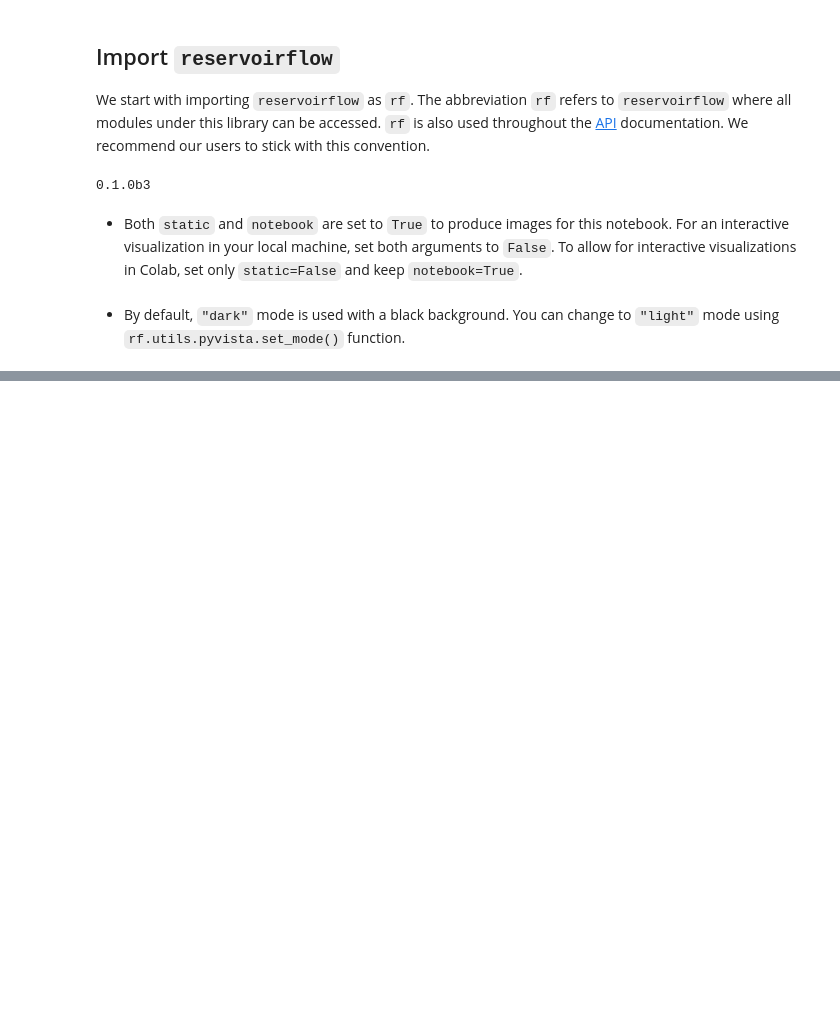
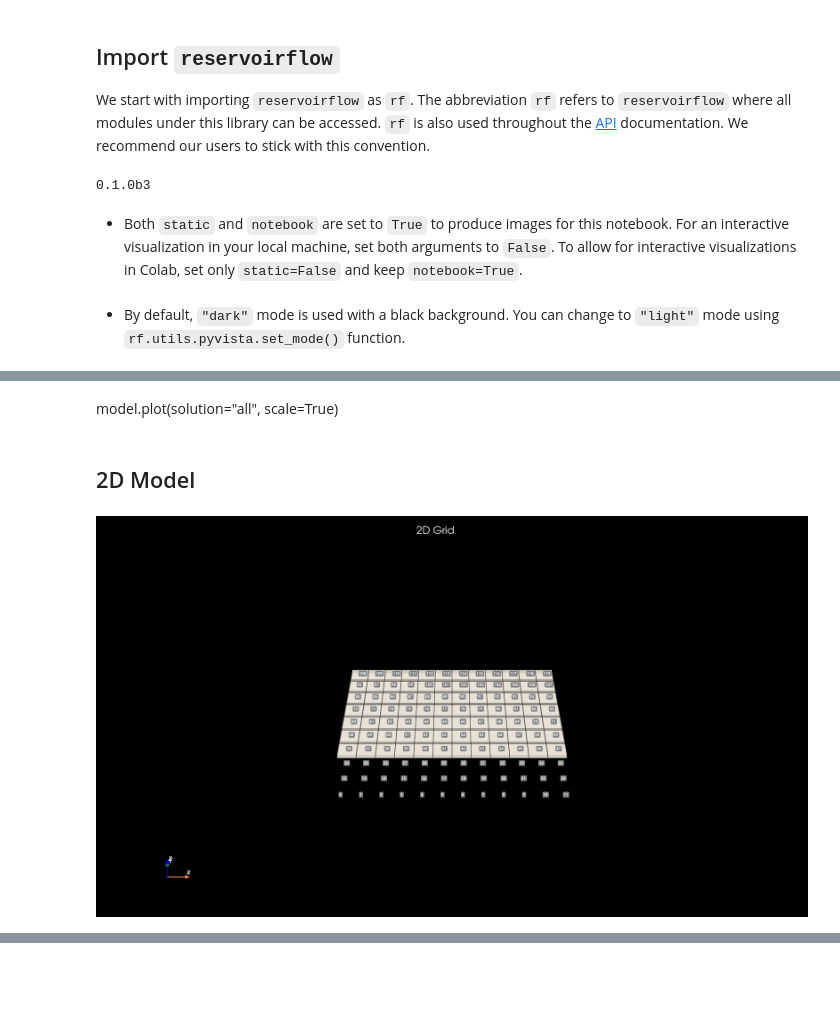
Before and after one commit to hiesabx/reservoirflow, a Jupyter notebook: docs/source/user_guide/tutorials/tutorial_numerical_vs_neurical_single_phase_problem.ipynb, the cells around one changed output, grey strips where cells are left out. Saved outputs shown, nothing was run; the diff lists cells and outputs as text; code cells hidden in the pictures; blank space fills up the shorter version.

```diff
--- a/docs/source/user_guide/tutorials/tutorial_numerical_vs_neurical_single_phase_problem.ipynb
+++ b/docs/source/user_guide/tutorials/tutorial_numerical_vs_neurical_single_phase_problem.ipynb
@@ -325,0 +159,4 @@ To save a gif movie of the simulation run, set `static=False` or just remove the
+# %% [markdown]
+model.plot(solution="all", scale=True)
+# %% [markdown]
+## 2D Model
@@ -325,0 +204,15 @@ To save a gif movie of the simulation run, set `static=False` or just remove the
+# %%
+static = notebook = True
+boundary = True
+grid.show(
+    title="2D Grid",
+    label="id",
+    boundary=boundary,
+    static=static,
+    notebook=notebook,
+    azimuth=0,
+    elevation=-45,
+    zoom=0.8,
+)
+# %% [output]
+[figure, added]
```
Also changed, not shown: parts of 43 cells of this notebook, 17 other files.
